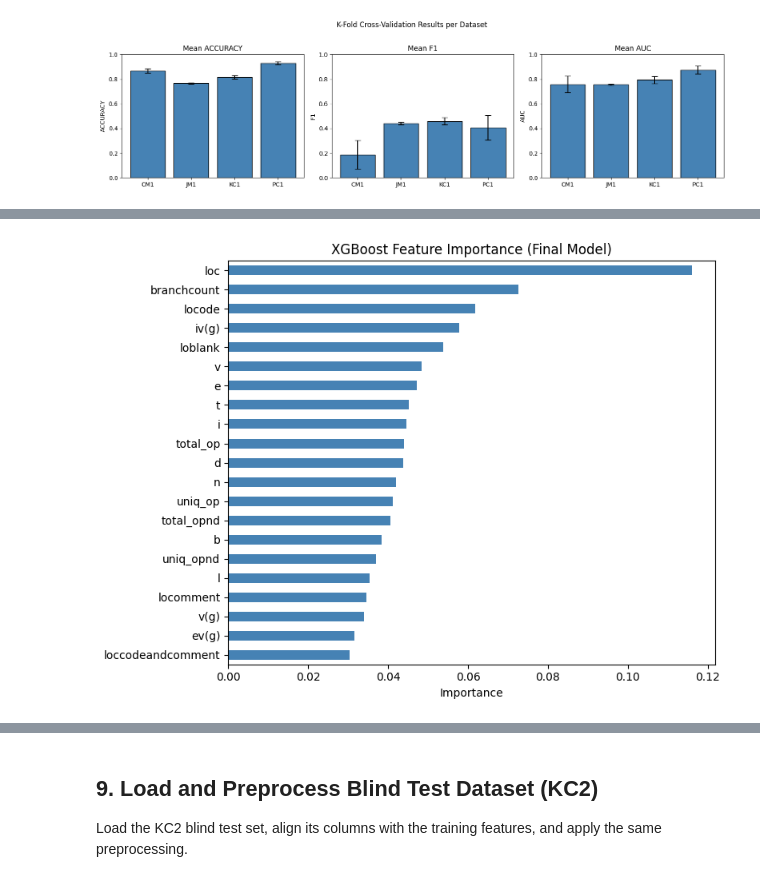
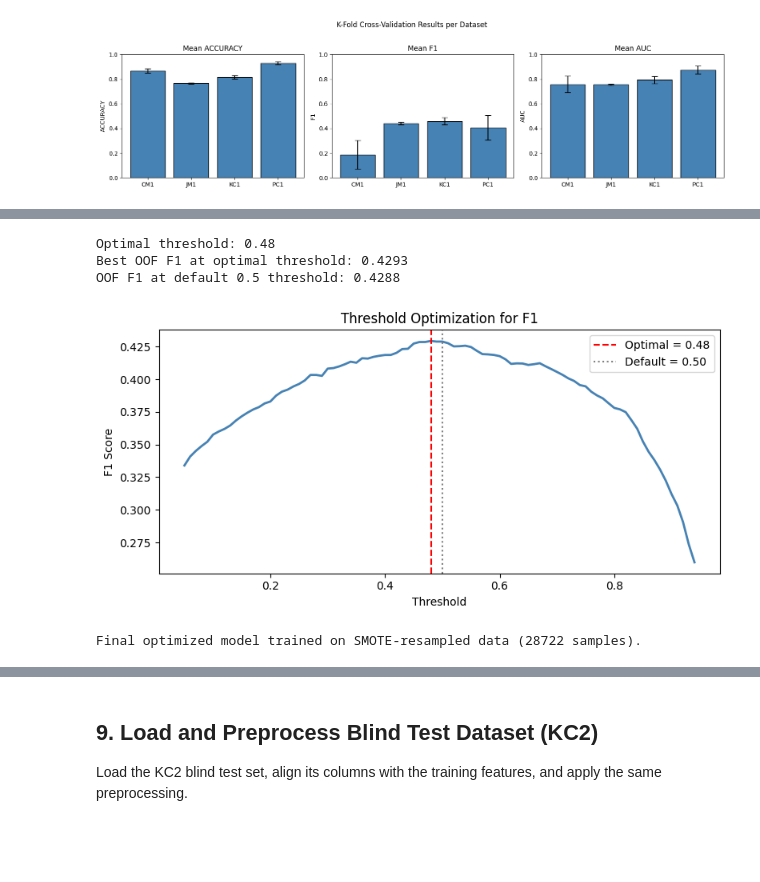
Before and after one commit to PaulaBras/nasa-promise, a Jupyter notebook: xgboost_kfold_defect_prediction.ipynb, the cells around one changed output, grey strips where cells are left out. Saved outputs shown, nothing was run; the diff lists cells and outputs as text; code cells hidden in the pictures; blank space fills up the shorter version.

```diff
--- a/xgboost_kfold_defect_prediction.ipynb
+++ b/xgboost_kfold_defect_prediction.ipynb
@@ -16,8 +16,11 @@ from sklearn.metrics import (
 )
 from sklearn.preprocessing import LabelEncoder
 from xgboost import XGBClassifier
+import optuna
+from imblearn.over_sampling import SMOTE
 import warnings
 warnings.filterwarnings("ignore")
+optuna.logging.set_verbosity(optuna.logging.WARNING)
 
 print("All libraries imported successfully.")
 # %% [output]
@@ -293,11 +319,64 @@ Final model trained on all combined data.
 # %%
-# Feature importance from the final model
-importance = pd.Series(final_model.feature_importances_, index=FEATURE_COLS).sort_values(ascending=True)
-plt.figure(figsize=(8, 6))
-importance.plot.barh(color="steelblue")
-plt.title("XGBoost Feature Importance (Final Model)")
-plt.xlabel("Importance")
+# Train final optimized model with SMOTE + find optimal threshold
+best_params = study.best_params
+smote = SMOTE(random_state=RANDOM_STATE)
+
+# Collect out-of-fold predictions for threshold optimization
+oof_proba = np.zeros(len(y_all))
+oof_true = np.zeros(len(y_all))
+
+for train_idx, val_idx in skf.split(X_all, y_all):
+    X_train, X_val = X_all.iloc[train_idx], X_all.iloc[val_idx]
+    y_train, y_val = y_all.iloc[train_idx], y_all.iloc[val_idx]
+
+    X_train_res, y_train_res = smote.fit_resample(X_train, y_train)
+
+    model = XGBClassifier(
+        **best_params,
+        use_label_encoder=False,
+        eval_metric="logloss",
+        random_state=RANDOM_STATE,
+    )
+    model.fit(X_train_res, y_train_res, verbose=False)
+
+    oof_proba[val_idx] = model.predict_proba(X_val)[:, 1]
+    oof_true[val_idx] = y_val.values
+
+# Sweep thresholds to find optimal for F1
+thresholds = np.arange(0.05, 0.95, 0.01)
+f1_by_thresh = [f1_score(oof_true, (oof_proba >= t).astype(int)) for t in thresholds]
+best_threshold = thresholds[np.argmax(f1_by_thresh)]
+best_f1 = max(f1_by_thresh)
+
+print(f"Optimal threshold: {best_threshold:.2f}")
+print(f"Best OOF F1 at optimal threshold: {best_f1:.4f}")
+print(f"OOF F1 at default 0.5 threshold: {f1_score(oof_true, (oof_proba >= 0.5).astype(int)):.4f}")
+
+# Plot threshold vs F1
+plt.figure(figsize=(8, 4))
+plt.plot(thresholds, f1_by_thresh, color="steelblue", linewidth=2)
+plt.axvline(x=best_threshold, color="red", linestyle="--", label=f"Optimal = {best_threshold:.2f}")
+plt.axvline(x=0.5, color="gray", linestyle=":", label="Default = 0.50")
+plt.xlabel("Threshold")
+plt.ylabel("F1 Score")
+plt.title("Threshold Optimization for F1")
+plt.legend()
 plt.tight_layout()
 plt.show()
+
+# Train final model on ALL data with SMOTE
+X_all_res, y_all_res = smote.fit_resample(X_all, y_all)
+final_model = XGBClassifier(
+    **best_params,
+    use_label_encoder=False,
+    eval_metric="logloss",
+    random_state=RANDOM_STATE,
+)
+final_model.fit(X_all_res, y_all_res, verbose=False)
+print(f"\nFinal optimized model trained on SMOTE-resampled data ({len(X_all_res)} samples).")
 # %% [output]
+Optimal threshold: 0.48
+Best OOF F1 at optimal threshold: 0.4293
+OOF F1 at default 0.5 threshold: 0.4288
-[figure, old version]
+[figure, new version]
+Final optimized model trained on SMOTE-resampled data (28722 samples).
```
Also changed, not shown: parts of 6 cells of this notebook, 1 other file.
